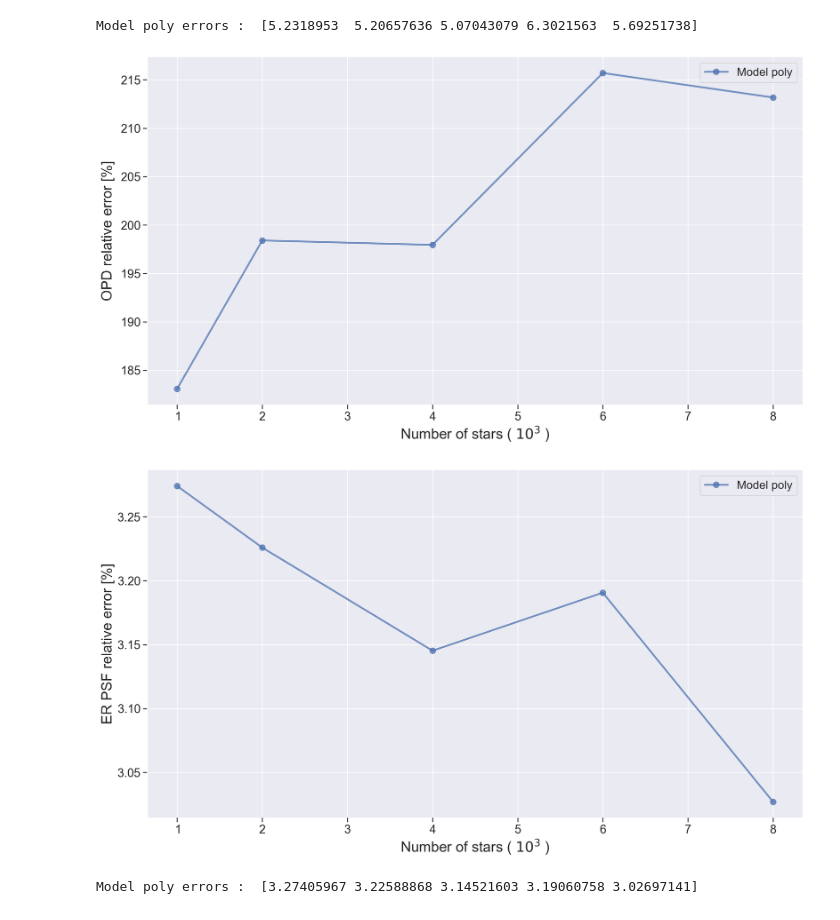
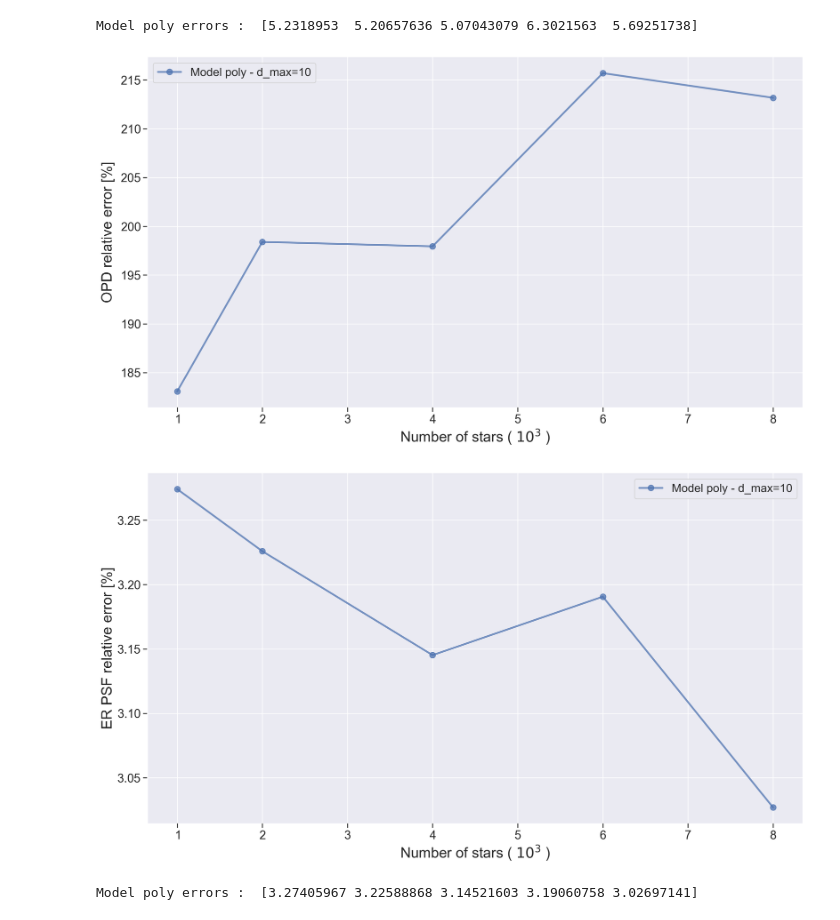
Before and after one commit to tobias-liaudat/wf-SEDs, a Jupyter notebook: explore_hyperparams/notebooks/best_model_train_results.ipynb, the cells around one changed output. Drawn from its saved outputs; the diff is of its cells as text; code cells hidden in the pictures.

Commit message:
Save plots of poly d_max=10 results.

```diff
--- a/explore_hyperparams/notebooks/best_model_train_results.ipynb
+++ b/explore_hyperparams/notebooks/best_model_train_results.ipynb
@@ -30,7 +30,7 @@ def define_plot_style():
 # %%
 poly_metrics_file = '../wf-outputs-poly-d-10/metrics/metrics-polymodel_poly_{}k.npy'
 
-saving_folder ='../-poly-d-10/plots/'
+saving_folder ='../wf-outputs-poly-d-10/plots/'
 # %%
 n_stars_list = [1, 2, 4, 6, 8]
 
@@ -87,36 +87,36 @@ Model poly errors :  [5.2318953  5.20657636 5.07043079 6.3021563  5.69251738]
 define_plot_style()
 sns.set(font_scale=1.5)
 
 
 fig = plt.figure(figsize=(14,8))
 ax1 = fig.add_subplot()
 
 kwargs = dict(linewidth=2.5, alpha=0.75, markersize=8)
 
 #ax1.plot(sigma_vals, polyc_rel_rmse, label='Euclid resolution PSF relative error', **kwargs)
-ax1.plot(n_stars_list,opd_rel_rmse_poly, label='Model poly', **kwargs)
+ax1.plot(n_stars_list,opd_rel_rmse_poly, label='Model poly - d_max=10', **kwargs)
 
 ax1.legend(prop={'size': 16})#, loc='upper right')
 
 ax1.spines['bottom'].set_visible(False)
 ax1.spines['top'].set_visible(False)
 
 ax1.xaxis.tick_bottom()
 ax1.yaxis.tick_left()
 
 # plt.minorticks_on()
 ax1.yaxis.major.formatter._useMathText = True
 ax1.xaxis.major.formatter._useMathText = True
 
 ax1.set_ylabel('OPD relative error [%]', fontsize = 20)
 ax1.yaxis.set_label_coords(-0.05,0.5, transform=ax1.transAxes)
 ax1.set_xlabel(r'Number of stars ( $10^3$ )', fontsize = 20)
 
 
-#plt.savefig(saving_folder + 'SR_PixRMSE_vs_NbStars.pdf')
+plt.savefig(saving_folder + 'OPD_RMSE_vs_NbStars_polyd10.pdf')
 plt.show()
 # %% [output]
-[figure, old version]
+[figure, new version]
 # %%
 # Define style
 define_plot_style()
@@ -129,7 +129,7 @@ ax1 = fig.add_subplot()
 kwargs = dict(linewidth=2.5, alpha=0.75, markersize=8)
 
 #ax1.plot(sigma_vals, polyc_rel_rmse, label='Euclid resolution PSF relative error', **kwargs)
-ax1.plot(n_stars_list, polyc_rel_rmse_poly, label='Model poly', **kwargs)
+ax1.plot(n_stars_list, polyc_rel_rmse_poly, label='Model poly - d_max=10', **kwargs)
 
 ax1.legend(prop={'size': 16})#, loc='upper right')
 
@@ -149,10 +149,10 @@ ax1.yaxis.set_label_coords(-0.05,0.5, transform=ax1.transAxes)
 ax1.set_xlabel(r'Number of stars ( $10^3$ )', fontsize = 20)
 
 
-#plt.savefig(saving_folder + 'SR_PixRMSE_vs_NbStars.pdf')
+plt.savefig(saving_folder + 'ER_PixRMSE_vs_NbStars_polyd10.pdf')
 plt.show()
 # %% [output]
-[figure, old version]
+[figure, new version]
 # %%
 print('Model poly errors : ',polyc_rel_rmse_poly)
 # %% [output]
```
Also changed, not shown: parts of 1 cell of this notebook, 3 other files.
